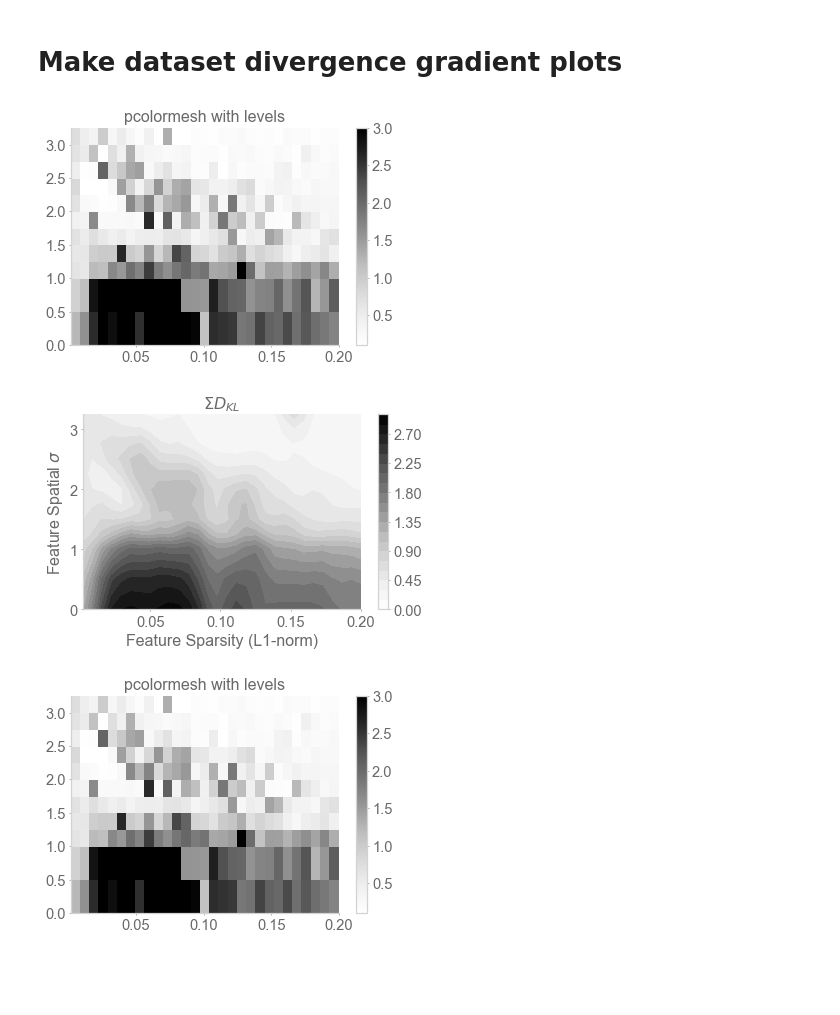
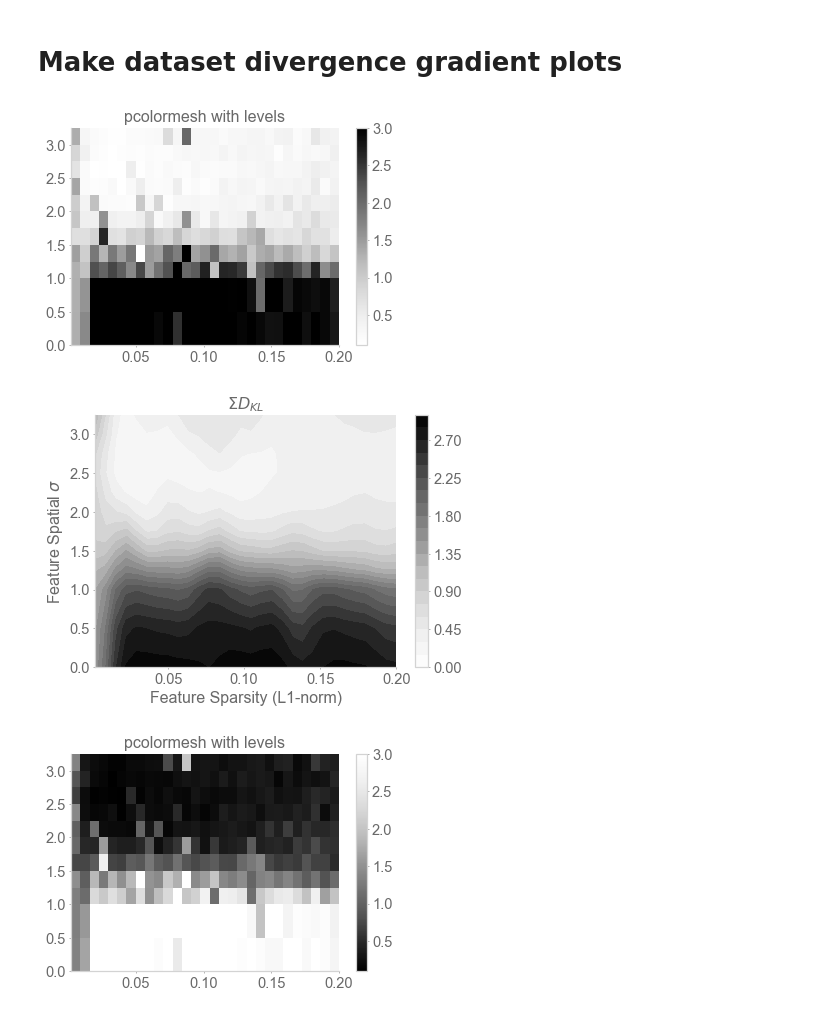
Before and after one commit to chingf/sr-project, a Jupyter notebook: notebooks/5a-place-field-aggregate-metrics.ipynb, the cells around one changed output. Drawn from its saved outputs; the diff is of its cells as text; code cells hidden in the pictures; blank space fills up the shorter version.

```diff
--- a/notebooks/5a-place-field-aggregate-metrics.ipynb
+++ b/notebooks/5a-place-field-aggregate-metrics.ipynb
@@ -38,7 +38,7 @@ model = 'rnn'
 with open(f'./pickles/5a_{model}_results_gamma{gamma}.p', 'rb') as f:
     results = pickle.load(f)
 # %%
-with open(f'/home/chingf/engram/Ching/03_td_discrete_corr/5a_{model}_results_gamma{gamma}.p', 'rb') as f:
+with open(f'/home/chingf/engram/Ching/03_td_discrete_corr_v0/5a_{model}_results_gamma{gamma}.p', 'rb') as f:
     results = pickle.load(f)
 # %%
 results.keys()
@@ -74,7 +74,7 @@ df = pd.DataFrame({
 def make_gradients(
     xs, ys, zs, cmap="Reds", interpolate=False,
     title=None, xlabel=None, ylabel=None, figname=None,
-    smooth=False, contourz=None
+    smooth=False, contourz=None, figsize=[6.4, 4.8]
     ):
 
     x_list = np.sort(np.unique(xs))
@@ -123,14 +123,17 @@ def make_gradients(
 
     # contours are *point* based plots, so convert our bound into point
     # centers
-    fig, ax = plt.subplots()
+    fig, ax = plt.subplots(figsize=figsize)
     cf = ax.contourf(x,#[:-1, :-1] + dx/2.,
                      y,#[:-1, :-1] + dy/2.,
                      z, levels=levels, cmap=cmap
                      )
     if contourz is not None:
-        cntrs = plt.contour(x, y, contourz, [0.1, 0.2, 0.3], colors='dimgray')
-        plt.clabel(cntrs, inline=True, fontsize=8)
+        cntrs = plt.contour(
+            x, y, contourz, [0.1, 0.2, 0.3, 0.4],
+            colors='white'#'dimgray'
+            )
+        plt.clabel(cntrs, inline=True, fontsize=12)
     fig.colorbar(cf, ax=ax)
     ax.set_title('contourf with levels')
     plt.title(title)
@@ -208,28 +211,30 @@ _, _, _ = make_gradients(
 # %% [markdown]
 # Make dataset divergence gradient plots
 # %%
-aggregate_kls = fieldsizekls + nfieldkls
+log2_e = 1.442695
+nats_to_bits = lambda x: log2_e*x
+aggregate_kls = nats_to_bits(fieldsizekls) + nats_to_bits(nfieldkls)
 _,_, _z = make_gradients(
     init_sparsities, sigmas,
     np.clip(aggregate_kls, 0, 3),
     cmap='Greys',
     title='$\Sigma D_{KL}$',
     xlabel='Feature Sparsity (L1-norm)',
     ylabel='Feature Spatial $\sigma$',
     figname=f'5a_sumkls_gamma{gamma}',
     interpolate=True, smooth=True
     )
 _,_, _z = make_gradients(
     init_sparsities, sigmas,
     np.clip(aggregate_kls, 0, 3),
-    cmap='Greys',
+    cmap='Greys_r',
     title='$\Sigma D_{KL}$',
     xlabel='Feature Sparsity (L1-norm)',
     ylabel='Feature Spatial $\sigma$',
     figname=f'5a_sumkls_gamma{gamma}',
-    interpolate=True, smooth=True, contourz=_z
+    interpolate=True, smooth=True, contourz=_z, figsize=[6,5]
     )
 # %% [output]
-[figure, old version]
+[figure, new version]
-[figure, old version]
+[figure, new version]
-[figure, old version]
+[figure, new version]
```
Also changed, not shown: parts of 6 cells of this notebook, 1 other file.
